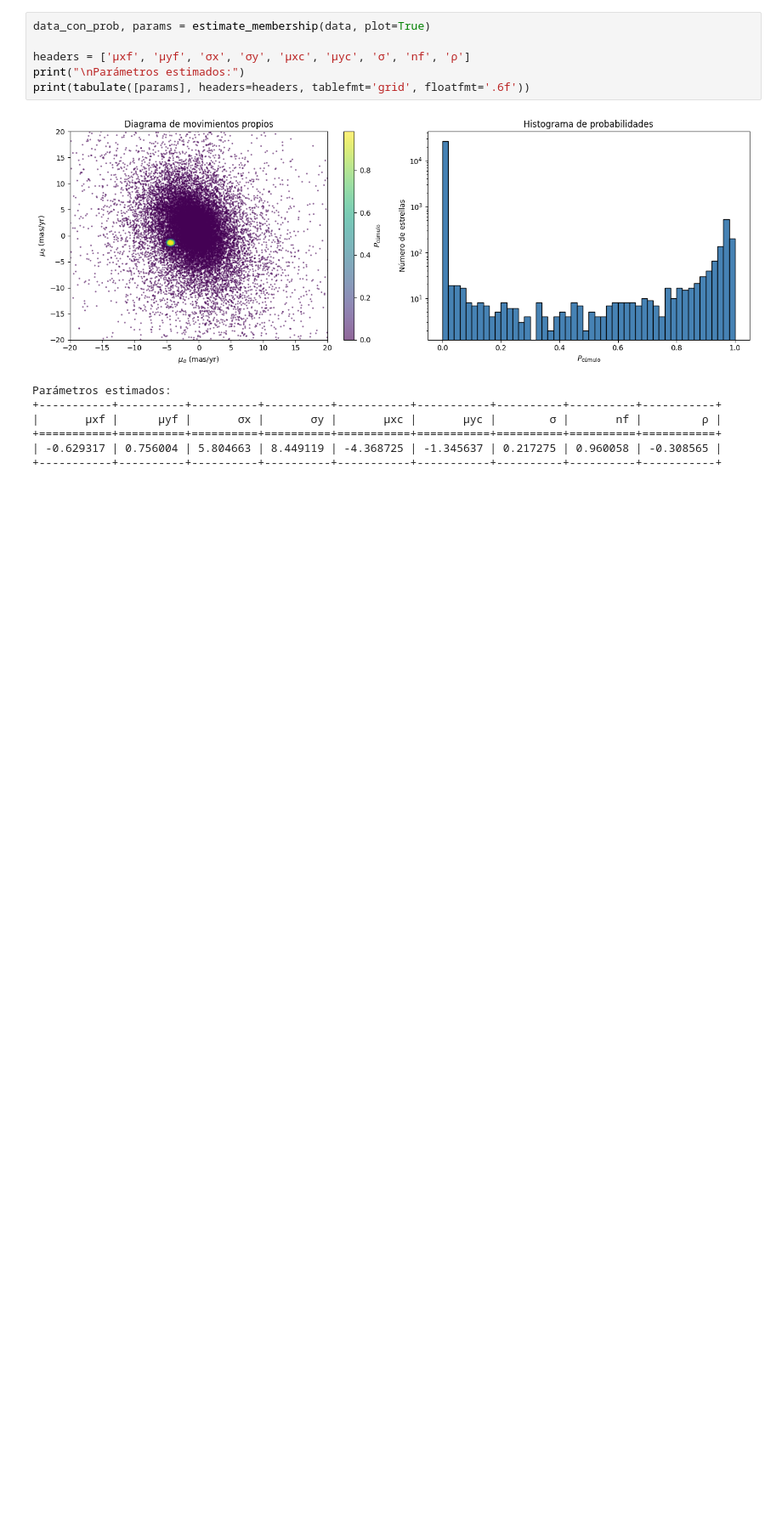
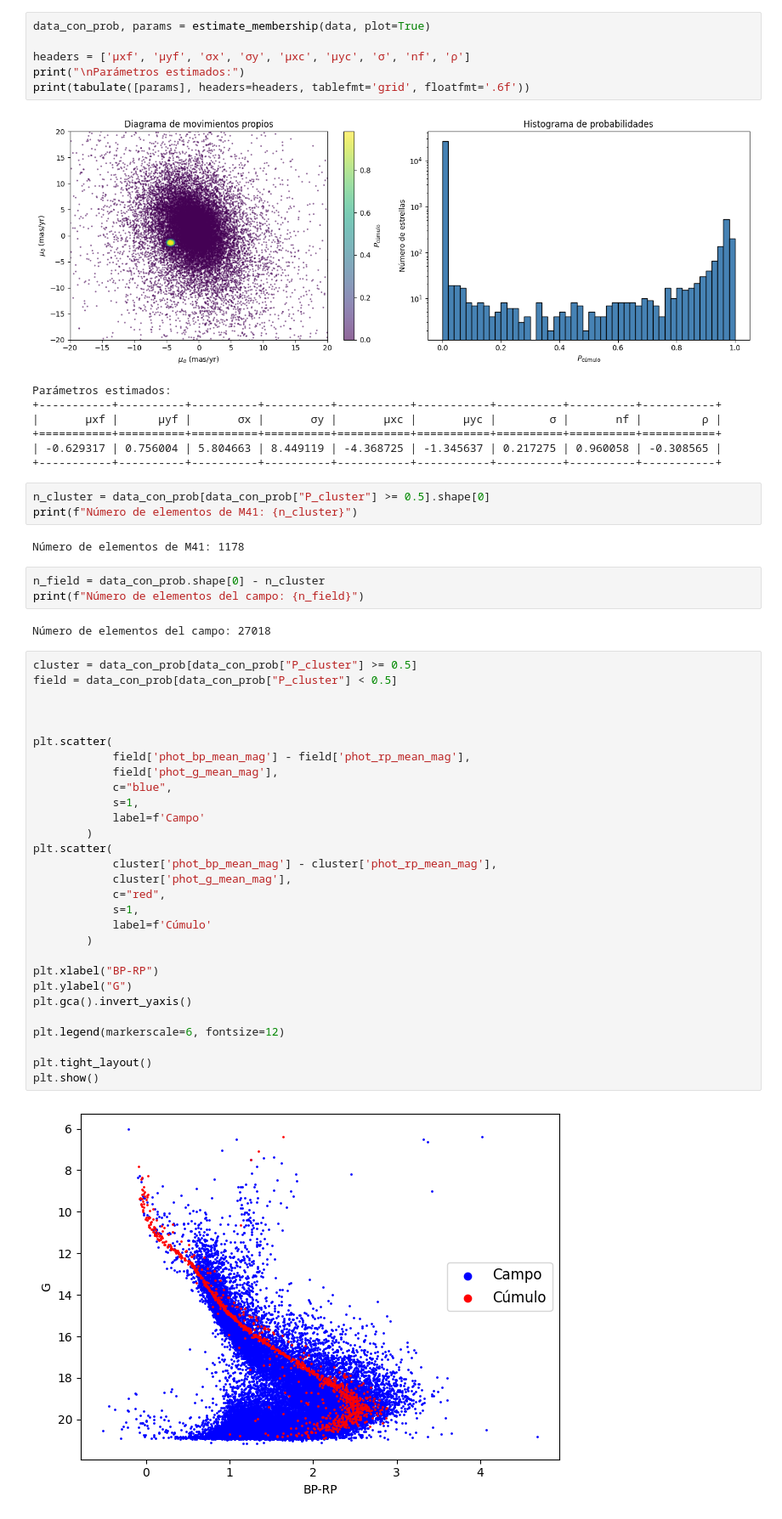
Before and after one commit to juand4g/AstroML_202610, a Jupyter notebook: Lab3/lab2.ipynb, the cells around one changed output. Shown at 85% size. Drawn from its saved outputs; the diff is of its cells as text; blank space fills up the shorter version.

```diff
--- a/Lab3/Ejemplo/lab2.ipynb
+++ b/Lab3/lab2.ipynb
@@ -173,3 +173,44 @@ Parámetros estimados:
 +===========+==========+==========+==========+===========+===========+==========+==========+===========+
 | -0.629317 | 0.756004 | 5.804663 | 8.449119 | -4.368725 | -1.345637 | 0.217275 | 0.960058 | -0.308565 |
 +-----------+----------+----------+----------+-----------+-----------+----------+----------+-----------+
+# %%
+n_cluster = data_con_prob[data_con_prob["P_cluster"] >= 0.5].shape[0]
+print(f"Número de elementos de M41: {n_cluster}")
+# %% [output]
+Número de elementos de M41: 1178
+# %%
+n_field = data_con_prob.shape[0] - n_cluster
+print(f"Número de elementos del campo: {n_field}")
+# %% [output]
+Número de elementos del campo: 27018
+# %%
+cluster = data_con_prob[data_con_prob["P_cluster"] >= 0.5]
+field = data_con_prob[data_con_prob["P_cluster"] < 0.5]
+
+
+
+plt.scatter(
+            field['phot_bp_mean_mag'] - field['phot_rp_mean_mag'],
+            field['phot_g_mean_mag'],
+            c="blue",
+            s=1,
+            label=f'Campo'
+        )
+plt.scatter(
+            cluster['phot_bp_mean_mag'] - cluster['phot_rp_mean_mag'],
+            cluster['phot_g_mean_mag'],
+            c="red",
+            s=1,
+            label=f'Cúmulo'
+        )
+
+plt.xlabel("BP-RP")
+plt.ylabel("G")
+plt.gca().invert_yaxis()
+
+plt.legend(markerscale=6, fontsize=12)
+
+plt.tight_layout()
+plt.show()
+# %% [output]
+[figure, added]
```
Also changed, not shown: 19 other files.
